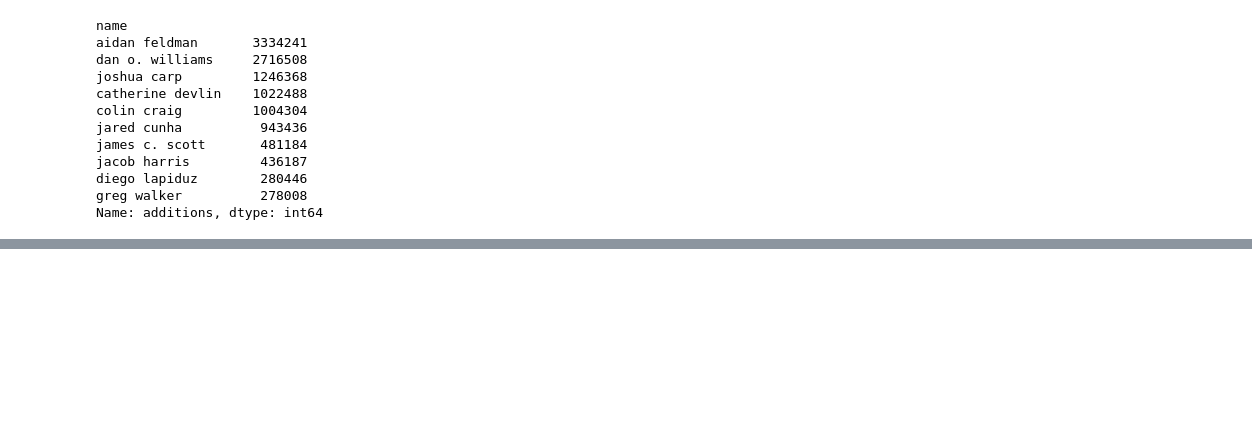
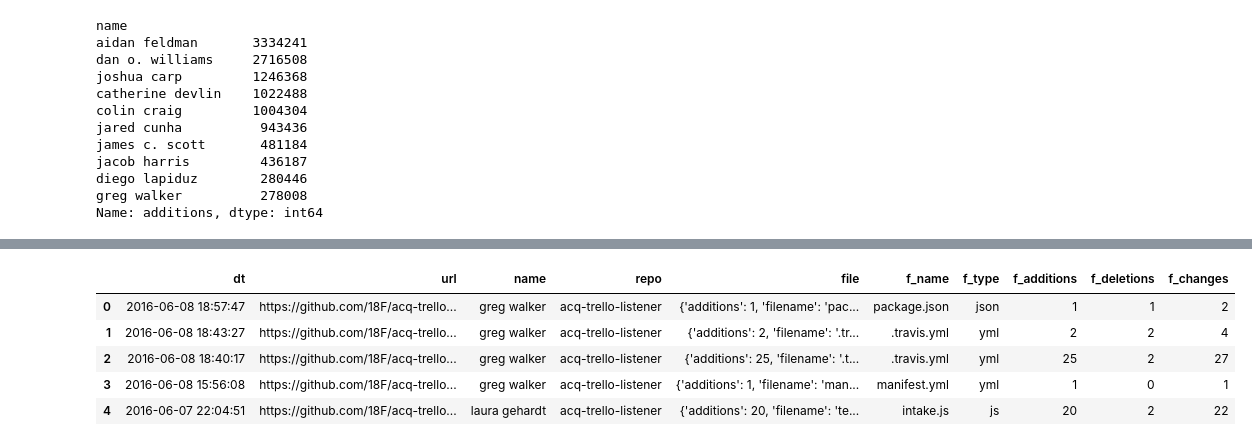
Before and after one commit to brendansudol/18f-github-analysis, a Jupyter notebook: explore-data.ipynb, the cells around one changed output, grey strips where cells are left out. Saved outputs shown, nothing was run; the diff lists cells and outputs as text; code cells hidden in the pictures; blank space fills up the shorter version.

```diff
--- a/explore-data.ipynb
+++ b/explore-data.ipynb
@@ -229,0 +272,19 @@ dtype: int64
+# %%
+# clean up new dataframe, remove nulls, add helper cols
+
+keep_cols = ['dt', 'url', 'name', 'repo', 'file']
+dh = dg[dg.file.notnull()][keep_cols].copy()
+
+dh['f_name'] = dh['file'].apply(lambda x: x['filename'].split('/')[-1])
+dh['f_type'] = dh['f_name'].apply(lambda x: x.split('.')[-1])
+for key in ['additions', 'deletions', 'changes']:
+    dh['f_{}'.format(key)] = dh['file'].apply(lambda x: x[key])
+
+dh.head()
+# %% [output]
+|  | dt | url | name | repo | file | f_name | f_type | f_additions | f_deletions | f_changes |
+| 0 | 2016-06-08 18:57:47 | https://github.com/18F/acq-trello... | greg walker | acq-trello-listener | {'additions': 1, 'filename': 'pac... | package.json | json | 1 | 1 | 2 |
+| 1 | 2016-06-08 18:43:27 | https://github.com/18F/acq-trello... | greg walker | acq-trello-listener | {'additions': 2, 'filename': '.tr... | .travis.yml | yml | 2 | 2 | 4 |
+| 2 | 2016-06-08 18:40:17 | https://github.com/18F/acq-trello... | greg walker | acq-trello-listener | {'additions': 25, 'filename': '.t... | .travis.yml | yml | 25 | 2 | 27 |
+| 3 | 2016-06-08 15:56:08 | https://github.com/18F/acq-trello... | greg walker | acq-trello-listener | {'additions': 1, 'filename': 'man... | manifest.yml | yml | 1 | 0 | 1 |
+| 4 | 2016-06-07 22:04:51 | https://github.com/18F/acq-trello... | laura gehardt | acq-trello-listener | {'additions': 20, 'filename': 'te... | intake.js | js | 20 | 2 | 22 |
```
Also changed, not shown: parts of 8 cells of this notebook.
